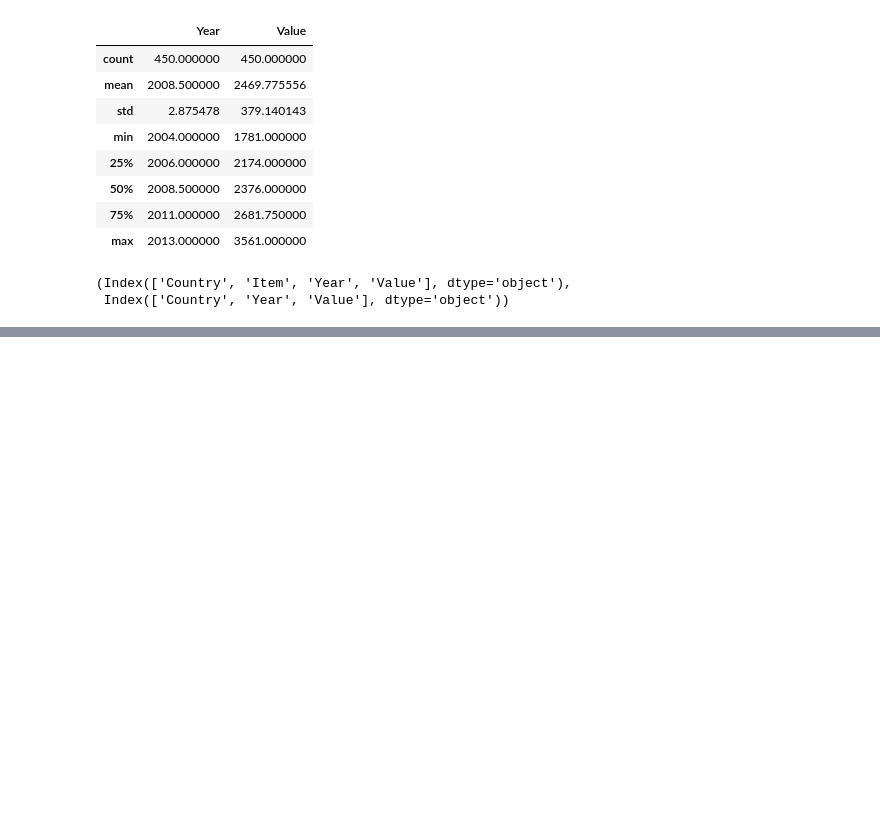
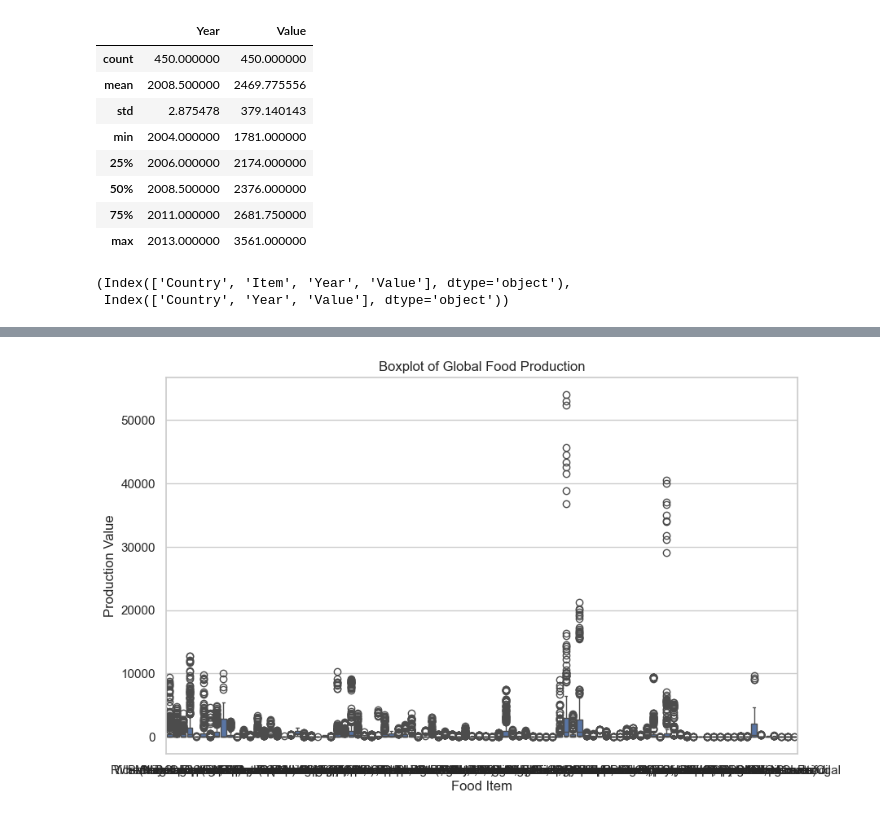
Before and after one commit to Gbekoilias/Stage-D-Exercise, a Jupyter notebook: Notebook/Notebook (Tag Along Project).ipynb, the cells around one changed output, grey strips where cells are left out. Cells and saved outputs as stored; diff of their text form; code cells hidden in the pictures; blank space fills up the shorter version.

```diff
--- a/Notebook/Notebook (Tag Along Project).ipynb
+++ b/Notebook/Notebook (Tag Along Project).ipynb
@@ -98,0 +112,10 @@ df_prod.columns , df_supp.columns
+# %%
+# Average and Median Food Production, Outliers, Quartile, and Interquartile Ranges
+plt.figure(figsize=(10, 6))
+sns.boxplot(x='Item', y='Value', data=df_prod)
+plt.title('Boxplot of Global Food Production')
+plt.xlabel('Food Item')
+plt.ylabel('Production Value')
+plt.show()
+# %% [output]
+[figure, added]
```
Also changed, not shown: parts of 13 cells of this notebook.
